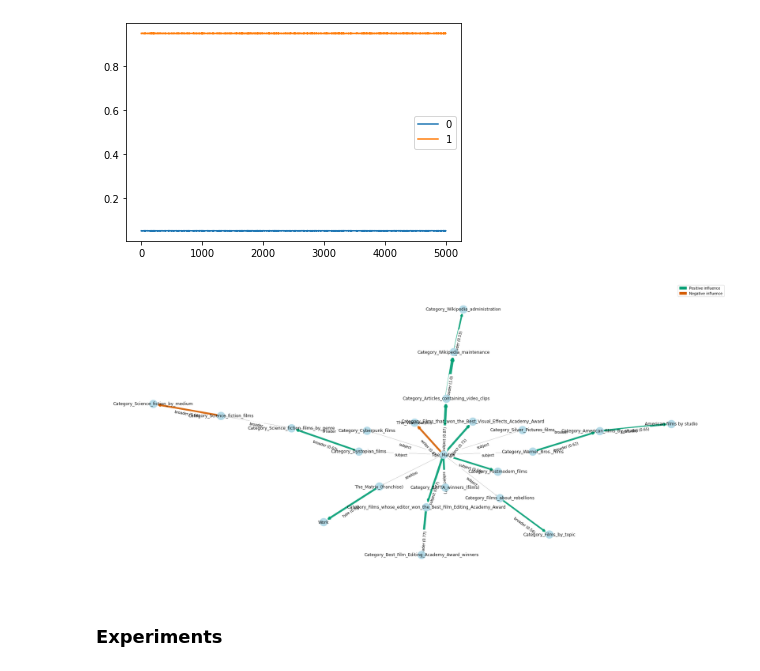
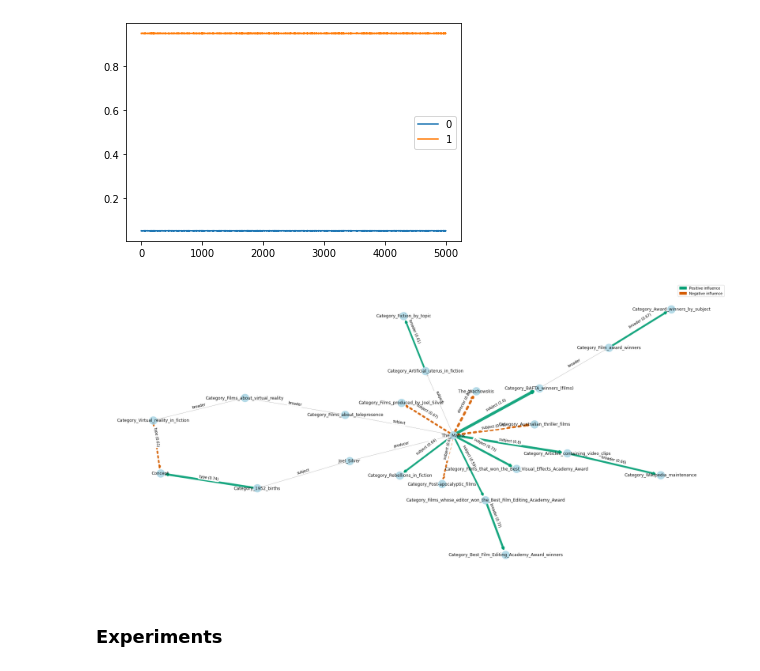
Before and after one commit to rgrenz/rdflime-util, a Jupyter notebook: notebooks/3_RDFLIME.ipynb, the cells around one changed output. Drawn from its saved outputs; the diff is of its cells as text; code cells hidden in the pictures.

Commit message:
Enhanced inclusiveness of network visualization, regarding color blindness.

```diff
--- a/notebooks/3_RDFLIME.ipynb
+++ b/notebooks/3_RDFLIME.ipynb
@@ -15,12 +15,14 @@ logging.basicConfig(level=logging.WARN)
 # 3: Mercer-Cities
 # 4: AAUP-Universities
 # -> See rdflimeConfig.py
-explored_dataset_idx = 1
+explored_dataset_idx = 0
 algo = "cbow"
 vsize = 200
 
 dataset_full, dataset_entities = load_dataset(datasets[explored_dataset_idx], fixed=True)
 cfg = datasets[explored_dataset_idx]
+uri_col = cfg["columns"]["uri_fixed"]
+label_col = cfg["columns"]["label"]
 
 # Will yield the same train/test split that has been used for training the final classifier
 dataset_train, dataset_test = split_dataset(dataset_full, cfg, randomize=True)
@@ -34,5 +36,5 @@ with open(os.path.join(cfg["location"], "transformers", f"rdf2vec_transformer_{a
     rdf2vec_transformer = pickle.load(file)
 
 entity_kind = cfg["entity"]
-print(f"Ready to explain classifier predictions for {entity_kind}.")
+print(f"Ready to explain {algo}_{vsize} classifier predictions for {entity_kind}.")
 # %% [output]
@@ -41,16 +43,11 @@ Ready to explain classifier predictions for albums.
 reload(lime.lime_rdf)
 from lime.lime_rdf import LimeRdfExplainer
 
-with open(os.path.join(movieLocation, "transformers", "rdf2vec_transformer_cbow_200"), "rb") as file:
-    rdf2vec_transformer = pickle.load(file)
+# TODO ! Check if entities in correct order
 
-with open(os.path.join(movieLocation, "classifiers", "svc_100_cbow_200"), "rb") as file:
-    clf = pickle.load(file)
-
-# TODO ! Check if entities in correct order
 explainer = LimeRdfExplainer(
     transformer=rdf2vec_transformer,
-    entities=movies,
+    entities=dataset_entities,
     class_names=clf.classes_,
     kernel=None,
     kernel_width=25,
@@ -59,15 +56,17 @@ explainer = LimeRdfExplainer(
     random_state=42
 )
 
-
-explained_entity_id = 92
-explained_entity_uri = movies[explained_entity_id]
-prediction = clf.predict_proba([rdf2vec_transformer._embeddings[explained_entity_id]])
-
+# Attention: Index value, not row number!
+explained_idx = 92
+explained_entity_row = dataset_full.loc[explained_idx]
+explained_entity_uri = explained_entity_row[uri_col]
+explained_entity_embedding = rdf2vec_transformer._embeddings[explained_idx]
+embedding = rdf2vec_transformer._embeddings[explained_idx]
+prediction = clf.predict_proba([embedding])
 
 print("Explaining", explained_entity_uri)
 print("Original prediction:", prediction, " / ".join(clf.classes_))
-print("True class:", movieFull.iloc[explained_entity_id].label)
+print("True class:", explained_entity_row[label_col])
 
 data, probabilities, distances, explanation = explainer.explain_instance(
     entity=explained_entity_uri,
@@ -191,35 +190,37 @@ negative_patch = mpatches.Patch(color=COLOR_NEGATIVE, label='Negative influence'
 plt.legend(handles=[positive_patch, negative_patch])
 plt.axis("off")
 
 G = nx.DiGraph()
 G.add_edges_from(edges)
 # pos = nx.spring_layout(G, k=1.25/sqrt(len(G.nodes())), seed=42, iterations=35)
 pos = nx.nx_agraph.graphviz_layout(G, prog="neato")
 
 nx.draw(
     G, pos,
     node_size=500, node_color='lightblue', alpha=0.9,
     labels={node: node for node in G.nodes()},
     arrowstyle='->',
     width=[G[u][v]['width'] for u,v in G.edges()],
     edge_color=[G[u][v]['color'] for u,v in G.edges()],
+    style=[":" if G[u][v]['color'] == COLOR_NEGATIVE else "-" for u,v in G.edges()]
 )
 
 
 _ = nx.draw_networkx_edge_labels(
     G, pos,
     edge_labels=labels,
     font_color='black',
-    verticalalignment="top"
+    verticalalignment="bottom",
+    bbox={"boxstyle":'round', "ec":(1.0, 1.0, 1.0), "fc":(1.0, 1.0, 1.0)}
 )
 
 f.tight_layout()
 plt.savefig("test.svg")
 mpld3.plugins.clear(f)
 mpld3.plugins.connect(f, mpld3.plugins.Reset(), mpld3.plugins.Zoom(button=True, enabled=True))
 mpld3.save_html(f, "test.html")
 # %% [output]
-[figure, old version]
+[figure, new version]
 # %% [markdown]
 ### Experiments
 # %%
```
Also changed, not shown: parts of 3 cells of this notebook, 1 other file.
